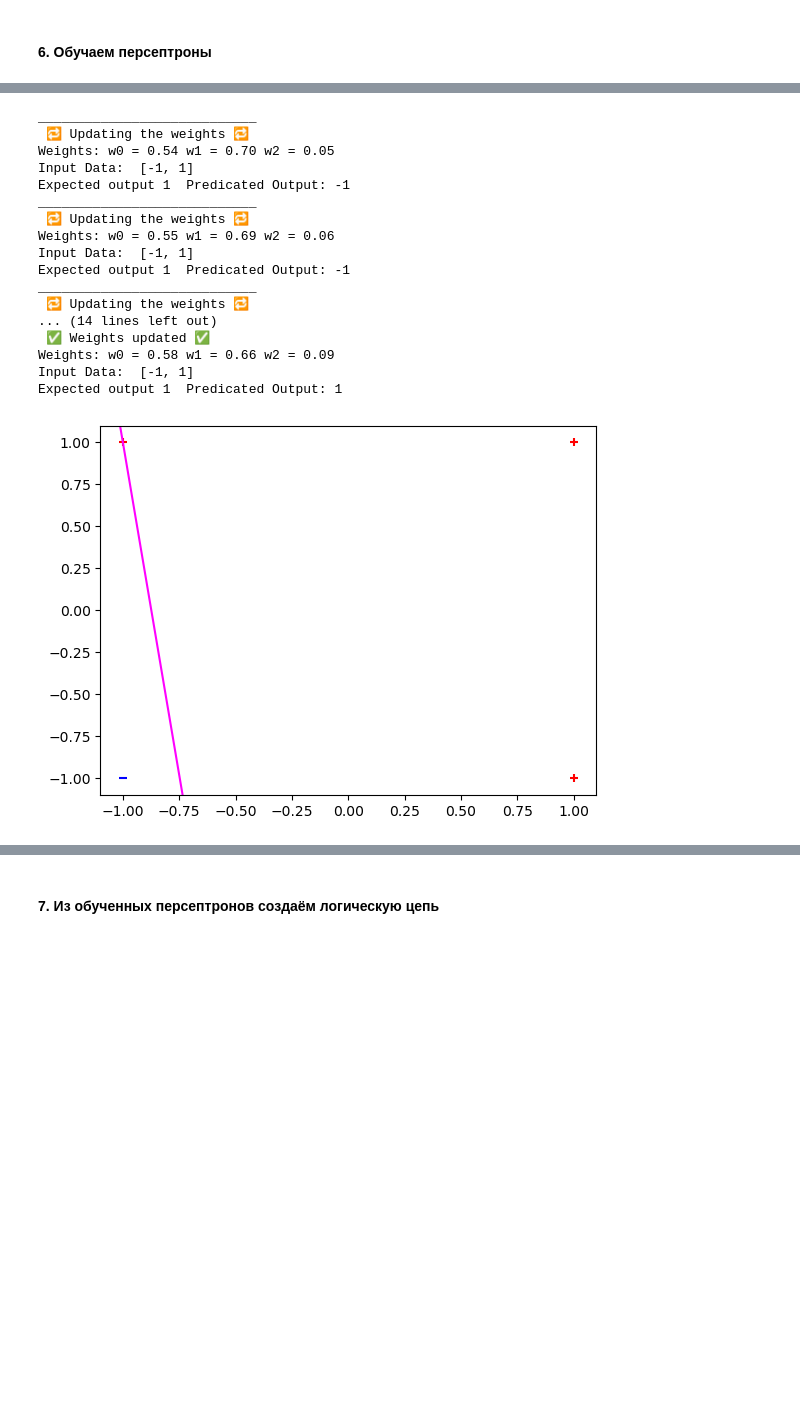
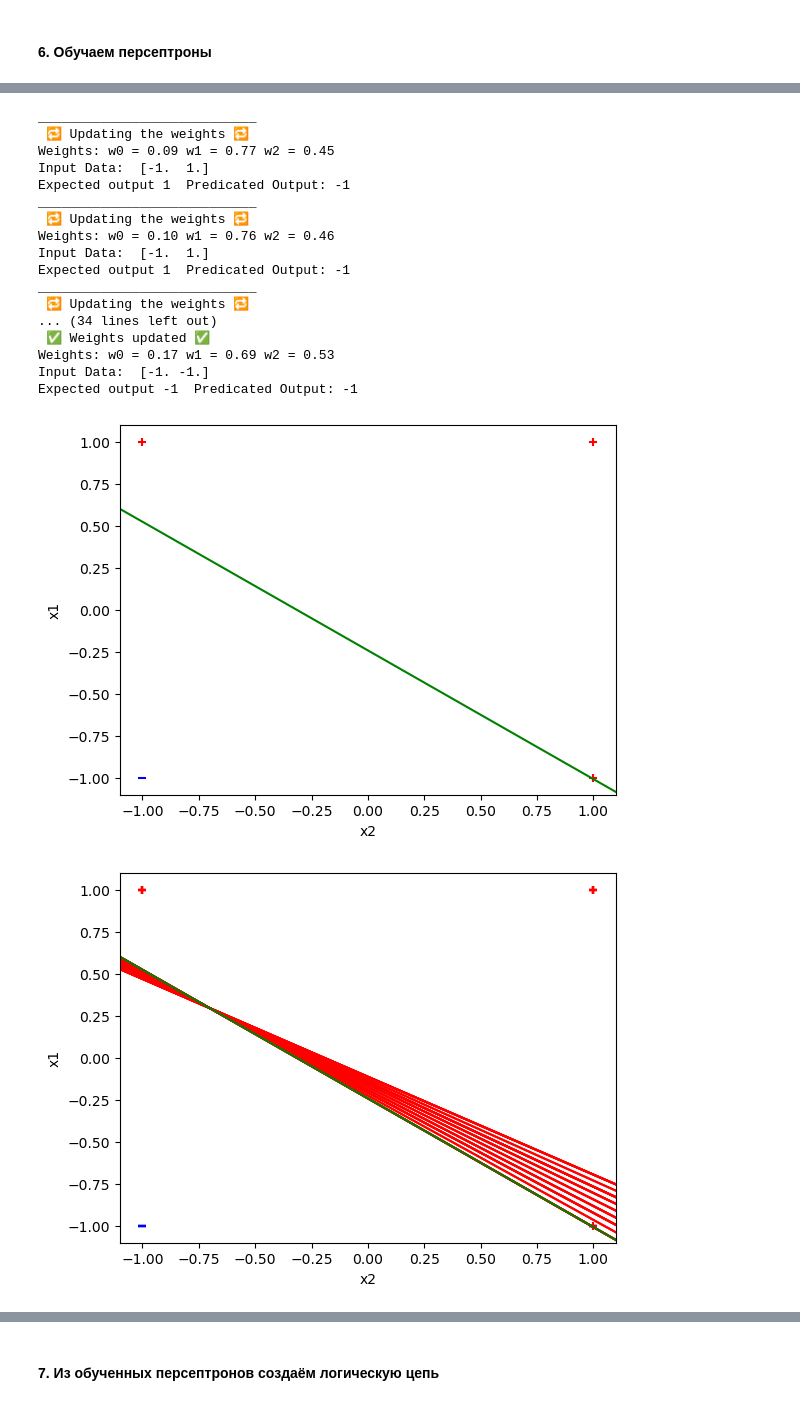
Before and after one commit to MadRock33/Khokhlov_Dimitrii_20221_24, a Jupyter notebook: AI/P.2/NetPerceptron.ipynb, the cells around one changed output, grey strips where cells are left out. Cells and saved outputs as stored; diff of their text form; code cells hidden in the pictures; blank space fills up the shorter version.

```diff
--- a/AI/P.2/NetPerceptron.ipynb
+++ b/AI/P.2/NetPerceptron.ipynb
@@ -179,22 +224,24 @@ Expected output -1  Predicated Output: -1
 # %%
 or_perceptron.train()
-or_perceptron.show_training()
+or_perceptron.show_final_training()
+or_perceptron.show_all_training()
 # %% [output]
 ____________________________
  🔁 Updating the weights 🔁
-Weights: w0 = 0.54 w1 = 0.70 w2 = 0.05
-Input Data:  [-1, 1]
+Weights: w0 = 0.09 w1 = 0.77 w2 = 0.45
+Input Data:  [-1.  1.]
 Expected output 1  Predicated Output: -1
 ____________________________
  🔁 Updating the weights 🔁
-Weights: w0 = 0.55 w1 = 0.69 w2 = 0.06
-Input Data:  [-1, 1]
+Weights: w0 = 0.10 w1 = 0.76 w2 = 0.46
+Input Data:  [-1.  1.]
 Expected output 1  Predicated Output: -1
 ____________________________
  🔁 Updating the weights 🔁
-... (14 lines left out)
+... (34 lines left out)
  ✅ Weights updated ✅
-Weights: w0 = 0.58 w1 = 0.66 w2 = 0.09
-Input Data:  [-1, 1]
-Expected output 1  Predicated Output: 1
+Weights: w0 = 0.17 w1 = 0.69 w2 = 0.53
+Input Data:  [-1. -1.]
+Expected output -1  Predicated Output: -1
-[figure, old version]
+[figure, new version]
+[figure, added]
```
Also changed, not shown: parts of 10 cells of this notebook.
